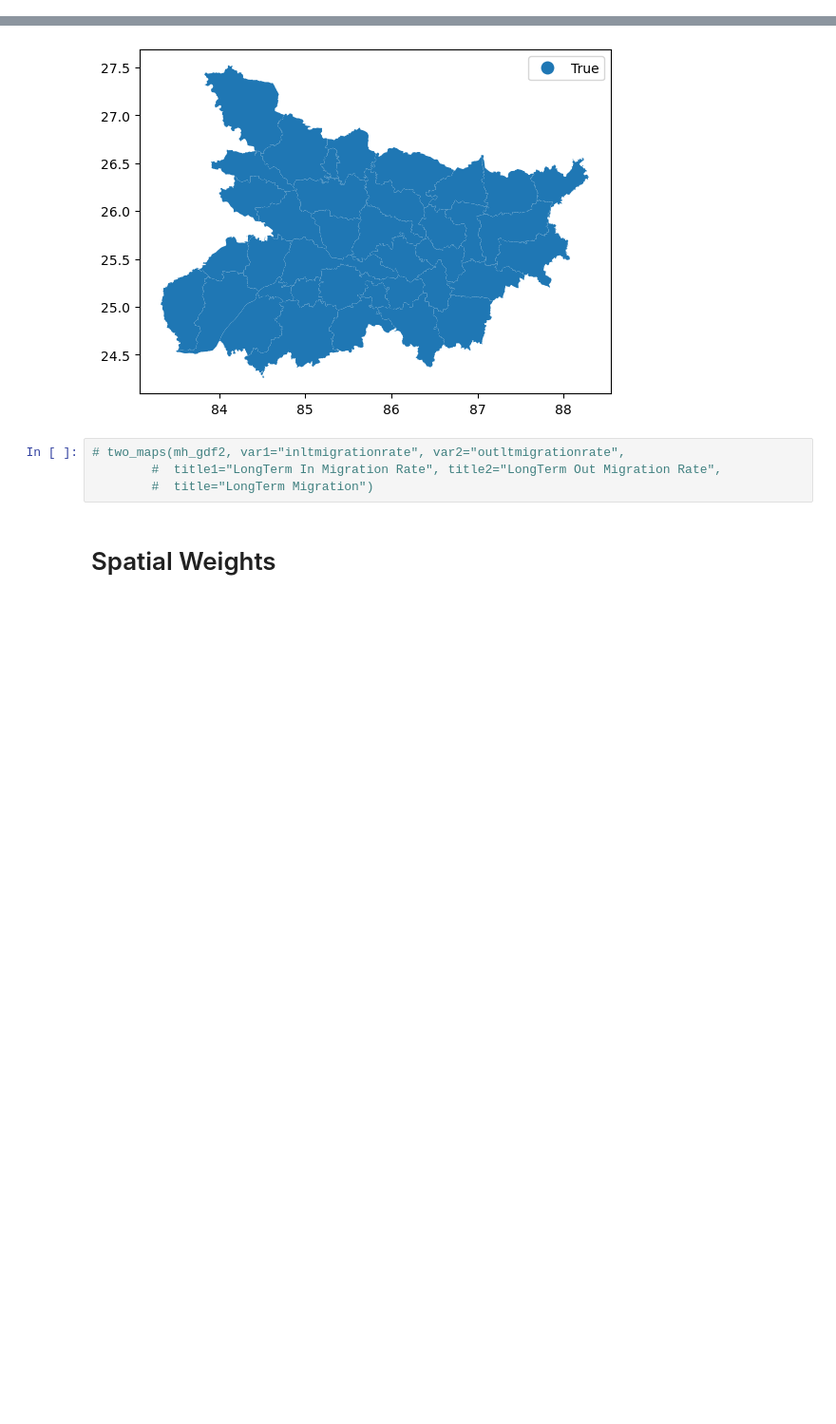
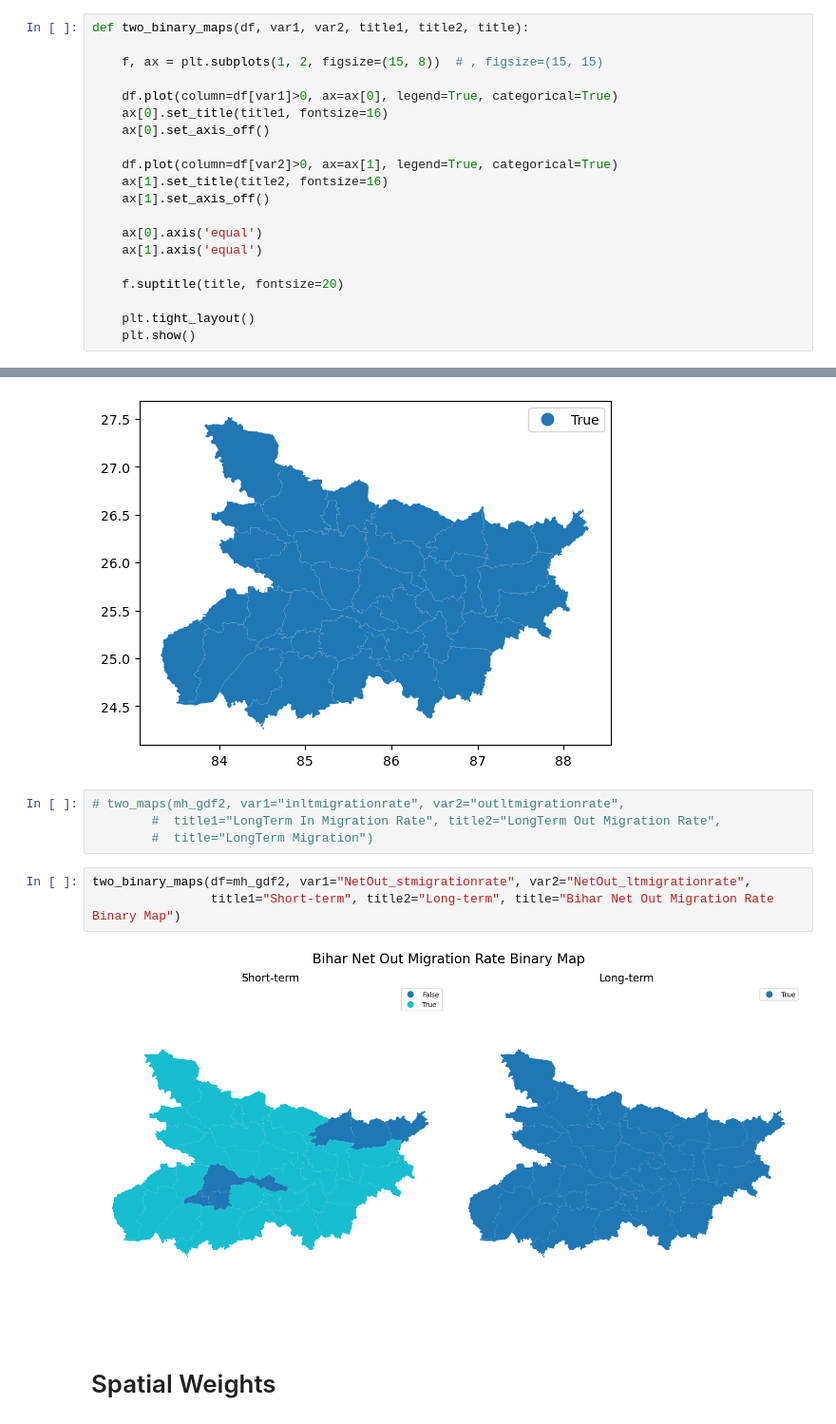
Before and after one commit to vidushi711/SDS_Final, a Jupyter notebook: Exploration/bihar_migration.ipynb, the cells around one changed output, grey strips where cells are left out. Shown at 95% size. Drawn from its saved outputs; the diff is of its cells as text; blank space fills up the shorter version.

```diff
--- a/Exploration/bihar_migration.ipynb
+++ b/Exploration/bihar_migration.ipynb
@@ -218,6 +218,26 @@ def dissolve(gs):
                 Single polygon containing all the polygons in `gs`
     '''
     return gs.unary_union
+# %%
+def two_binary_maps(df, var1, var2, title1, title2, title):
+
+    f, ax = plt.subplots(1, 2, figsize=(15, 8))  # , figsize=(15, 15)
+
+    df.plot(column=df[var1]>0, ax=ax[0], legend=True, categorical=True)
+    ax[0].set_title(title1, fontsize=16)
+    ax[0].set_axis_off()
+
+    df.plot(column=df[var2]>0, ax=ax[1], legend=True, categorical=True)
+    ax[1].set_title(title2, fontsize=16)
+    ax[1].set_axis_off()
+
+    ax[0].axis('equal')
+    ax[1].axis('equal')
+
+    f.suptitle(title, fontsize=20)
+
+    plt.tight_layout()
+    plt.show()
 # %% [markdown]
 ## Reading the data
 
@@ -598,6 +625,11 @@ mh_gdf2.plot(column=mh_gdf2['NetOut_ltmigrationrate'] > 0, legend=True, categori
 # two_maps(mh_gdf2, var1="inltmigrationrate", var2="outltmigrationrate",
         #  title1="LongTerm In Migration Rate", title2="LongTerm Out Migration Rate",
         #  title="LongTerm Migration")
+# %%
+two_binary_maps(df=mh_gdf2, var1="NetOut_stmigrationrate", var2="NetOut_ltmigrationrate",
+                title1="Short-term", title2="Long-term", title="Bihar Net Out Migration Rate Binary Map")
+# %% [output]
+[figure, added]
 # %% [markdown]
 # Spatial Weights
 # %% [markdown]
```
Also changed, not shown: parts of 15 cells of this notebook, 6 other files.
